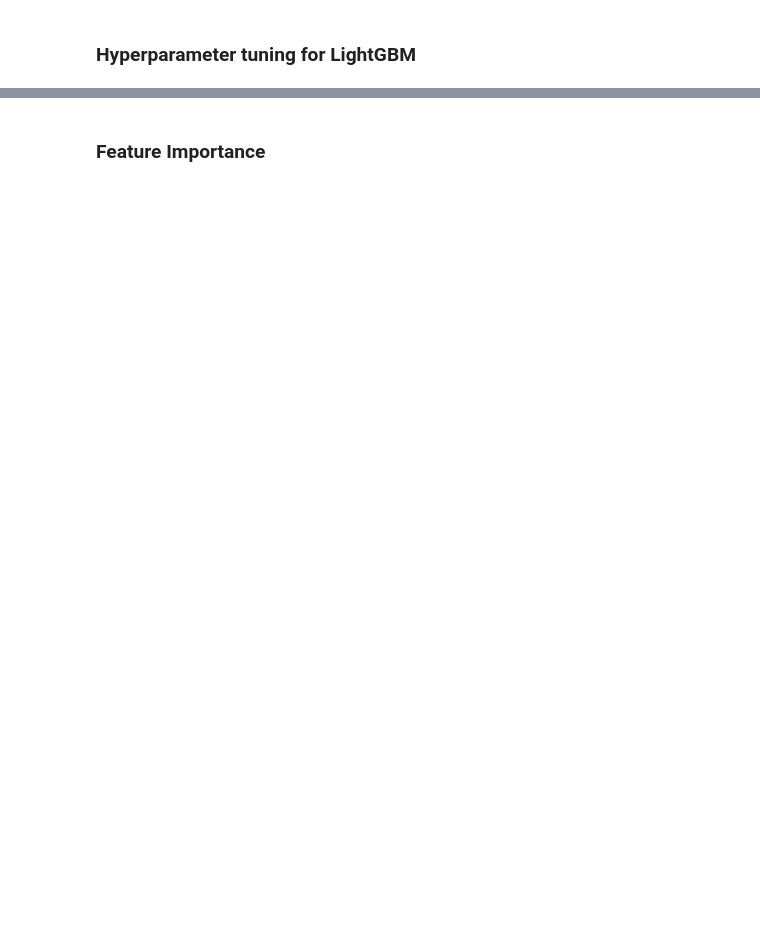
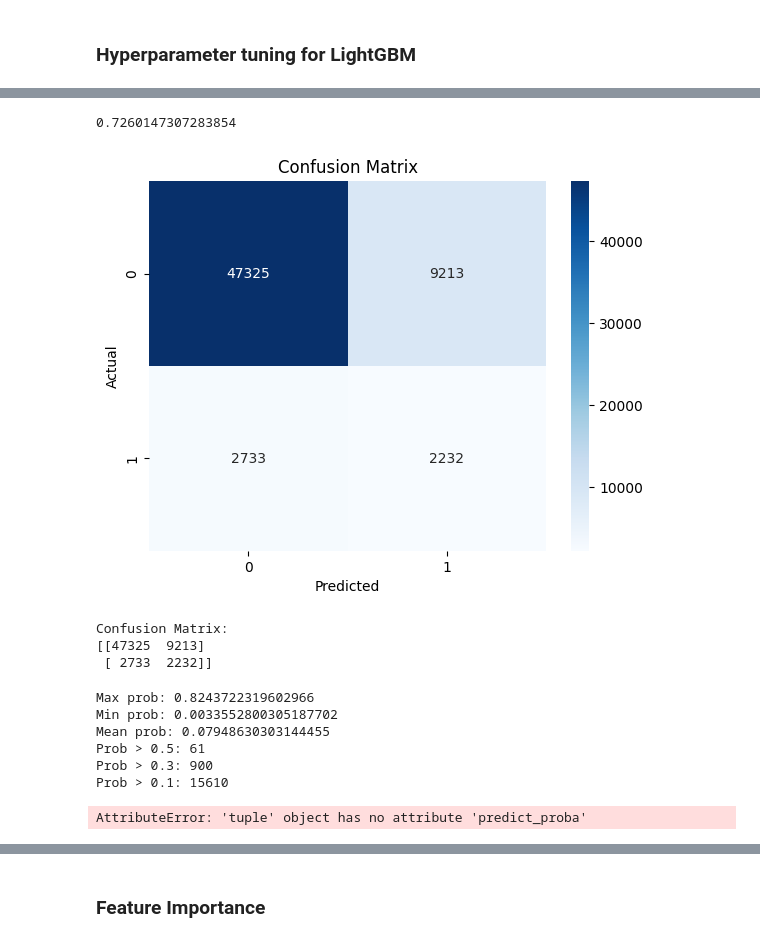
Before and after one commit to coder-red/credit-risk-model, a Jupyter notebook: notebooks/02_modelling.ipynb, the cells around one changed output, grey strips where cells are left out. Saved outputs shown, nothing was run; the diff lists cells and outputs as text; code cells hidden in the pictures; blank space fills up the shorter version.

Commit message:
modelling

```diff
--- a/notebooks/02_modelling.ipynb
+++ b/notebooks/02_modelling.ipynb
@@ -221,0 +239,70 @@ LogisticRegression      0.697947        NaN
+# %%
+import matplotlib.pyplot as plt
+import seaborn as sns
+from credit_risk_model.config import RESULTS_DIR
+
+# Get predictions
+y_proba_xgbm_tuned = xgb_tuned.predict_proba(X_val)[:, 1]
+y_pred_xgbm_tuned = (y_proba_xgbm_tuned >= 0.121).astype(int)
+
+
+print(roc_auc_score(y_val, y_proba_xgbm_tuned))
+
+
+cm = confusion_matrix(y_val, y_pred_xgbm_tuned)
+
+sns.heatmap(cm, annot=True, fmt='d', cmap='Blues')
+plt.xlabel("Predicted")
+plt.ylabel("Actual")
+plt.title("Confusion Matrix")
+plt.show()
+
+print("\nConfusion Matrix:")
+print(confusion_matrix(y_val, y_pred_xgbm_tuned))
+
+
+# Confusion Matrix:
+# [[56515    23]
+#  [ 4942    23]]
+# %% [output]
+0.7260147307283854
+[figure, added]
+Confusion Matrix:
+[[47325  9213]
+ [ 2733  2232]]
+# %%
+# Check probability distribution
+probas = xgb_tuned.predict_proba(X_val)[:, 1]
+print(f"Max prob: {probas.max()}")
+print(f"Min prob: {probas.min()}")
+print(f"Mean prob: {probas.mean()}")
+print(f"Prob > 0.5: {(probas > 0.5).sum()}")
+print(f"Prob > 0.3: {(probas > 0.3).sum()}")
+print(f"Prob > 0.1: {(probas > 0.1).sum()}")
+# %% [output]
+Max prob: 0.8243722319602966
+Min prob: 0.0033552800305187702
+Mean prob: 0.07948630303144455
+Prob > 0.5: 61
+Prob > 0.3: 900
+Prob > 0.1: 15610
+# %%
+y_proba_lgbm_tuned = lgbm_tuned.predict_proba(X_val)[:, 1]
+y_pred_lgbm_tuned = (y_proba_lgbm_tuned >= 0.5).astype(int)
+
+
+print(roc_auc_score(y_val, y_proba_lgbm_tuned))
+
+
+cm = confusion_matrix(y_val, y_pred_lgbm_tuned)
+
+sns.heatmap(cm, annot=True, fmt='d', cmap='Blues')
+plt.xlabel("Predicted")
+plt.ylabel("Actual")
+plt.title("Confusion Matrix")
+plt.show()
+
+print("\nConfusion Matrix:")
+print(confusion_matrix(y_val, y_pred_lgbm_tuned))
+# %% [output]
+AttributeError: 'tuple' object has no attribute 'predict_proba'
```
Also changed, not shown: parts of 13 cells of this notebook, 16 other files.
